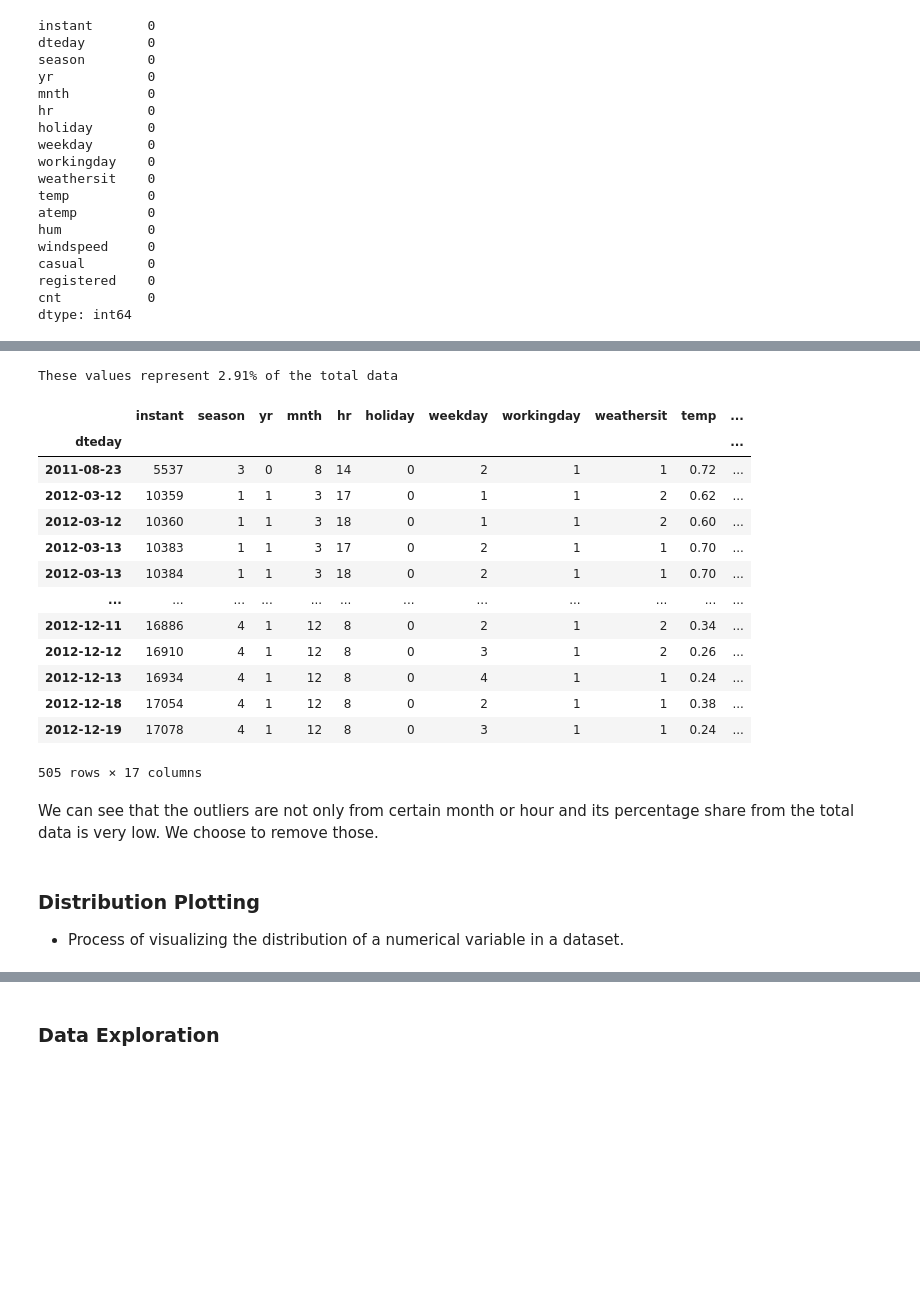
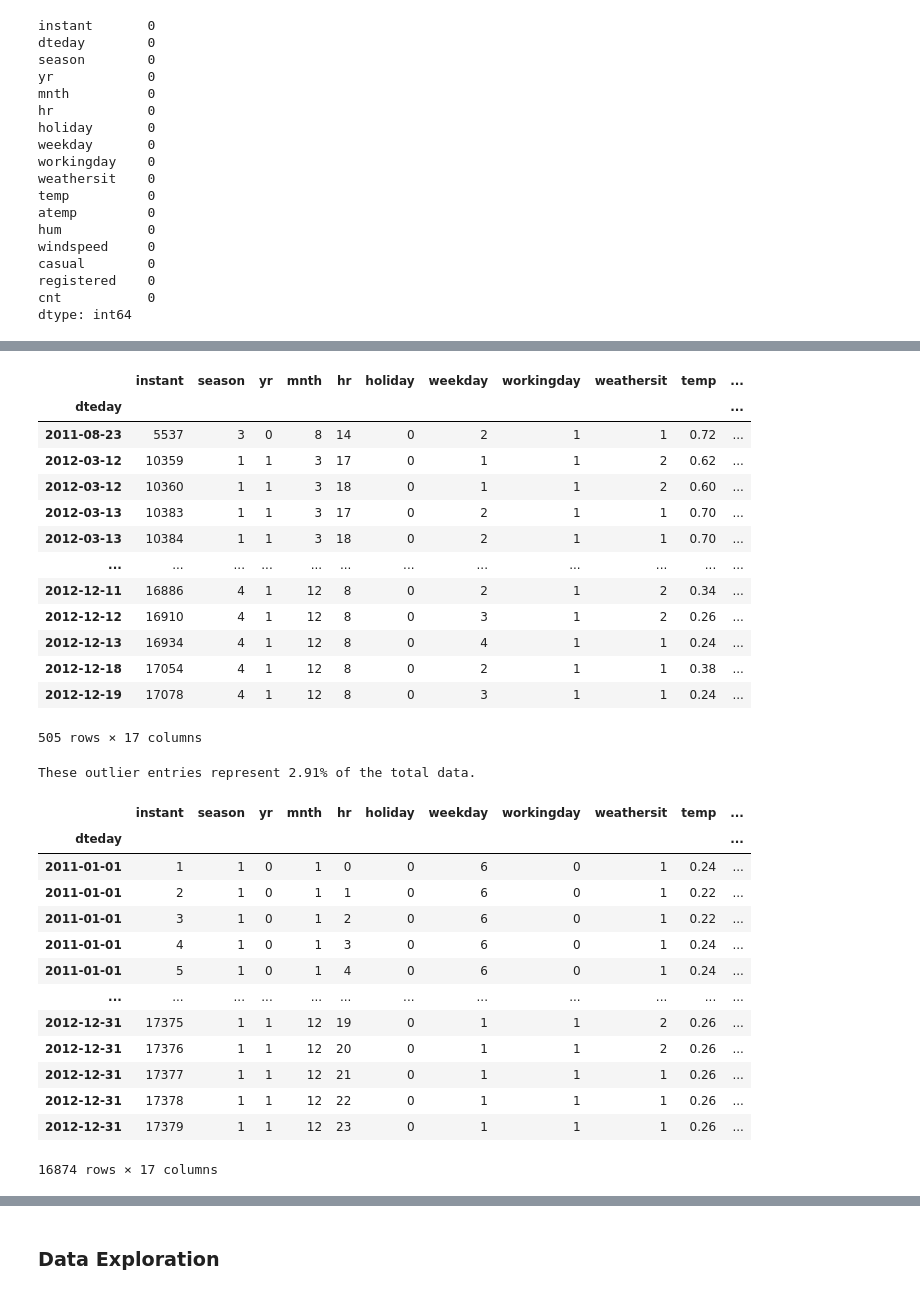
Before and after one commit to kate3890/ML_bike_demand_prediction, a Jupyter notebook: Group3_Notebook_Assignment2 (2).ipynb, the cells around one changed output, grey strips where cells are left out. Cells and saved outputs as stored; diff of their text form; code cells hidden in the pictures; blank space fills up the shorter version.

```diff
--- a/Group3_Notebook_Assignment2 (2).ipynb
+++ b/Group3_Notebook_Assignment2 (2).ipynb
@@ -129,27 +226,23 @@ There are values of `cnt` that lie well above the average.
 # %%
-# Checking values above 3rd + IQR * 1.5
-IQR = data.cnt.quantile(0.75) - data.cnt.quantile(0.25)
-upper_fence = data.cnt.quantile(0.75) + (IQR * 1.5)
-outliers = data[data["cnt"] > upper_fence]
-print(f"These values represent {round((len(outliers)/len(data))*100, ndigits=2)}% of the total data")
+# Checking the entry values that are above 3rd + IQR * 1.5.
+
+IQR = bike_dataset.cnt.quantile(0.75) - bike_dataset.cnt.quantile(0.25)
+upper_fence = bike_dataset.cnt.quantile(0.75) + (IQR * 1.5)
+outliers = bike_dataset[bike_dataset["cnt"] > upper_fence]
+
+outliers
 # %% [output]
+|  | instant | season | yr | mnth | hr | holiday | weekday | workingday | weathersit | temp | ... |
+| dteday |  |  |  |  |  |  |  |  |  |  | ... |
+| 2011-08-23 | 5537 | 3 | 0 | 8 | 14 | 0 | 2 | 1 | 1 | 0.72 | ... |
+| 2012-03-12 | 10359 | 1 | 1 | 3 | 17 | 0 | 1 | 1 | 2 | 0.62 | ... |
+| 2012-03-12 | 10360 | 1 | 1 | 3 | 18 | 0 | 1 | 1 | 2 | 0.60 | ... |
+| 2012-03-13 | 10383 | 1 | 1 | 3 | 17 | 0 | 2 | 1 | 1 | 0.70 | ... |
+| 2012-03-13 | 10384 | 1 | 1 | 3 | 18 | 0 | 2 | 1 | 1 | 0.70 | ... |
+| ... | ... | ... | ... | ... | ... | ... | ... | ... | ... | ... | ... |
+| 2012-12-11 | 16886 | 4 | 1 | 12 | 8 | 0 | 2 | 1 | 2 | 0.34 | ... |
+| 2012-12-12 | 16910 | 4 | 1 | 12 | 8 | 0 | 3 | 1 | 2 | 0.26 | ... |
+| 2012-12-13 | 16934 | 4 | 1 | 12 | 8 | 0 | 4 | 1 | 1 | 0.24 | ... |
+| 2012-12-18 | 17054 | 4 | 1 | 12 | 8 | 0 | 2 | 1 | 1 | 0.38 | ... |
+| 2012-12-19 | 17078 | 4 | 1 | 12 | 8 | 0 | 3 | 1 | 1 | 0.24 | ... |
-These values represent 2.91% of the total data
+505 rows × 17 columns
-# %%
-outliers
-# %% [output]
-|  | instant | season | yr | mnth | hr | holiday | weekday | workingday | weathersit | temp | ... |
-| dteday |  |  |  |  |  |  |  |  |  |  | ... |
-| 2011-08-23 | 5537 | 3 | 0 | 8 | 14 | 0 | 2 | 1 | 1 | 0.72 | ... |
-| 2012-03-12 | 10359 | 1 | 1 | 3 | 17 | 0 | 1 | 1 | 2 | 0.62 | ... |
-| 2012-03-12 | 10360 | 1 | 1 | 3 | 18 | 0 | 1 | 1 | 2 | 0.60 | ... |
-| 2012-03-13 | 10383 | 1 | 1 | 3 | 17 | 0 | 2 | 1 | 1 | 0.70 | ... |
-| 2012-03-13 | 10384 | 1 | 1 | 3 | 18 | 0 | 2 | 1 | 1 | 0.70 | ... |
-| ... | ... | ... | ... | ... | ... | ... | ... | ... | ... | ... | ... |
-| 2012-12-11 | 16886 | 4 | 1 | 12 | 8 | 0 | 2 | 1 | 2 | 0.34 | ... |
-| 2012-12-12 | 16910 | 4 | 1 | 12 | 8 | 0 | 3 | 1 | 2 | 0.26 | ... |
-| 2012-12-13 | 16934 | 4 | 1 | 12 | 8 | 0 | 4 | 1 | 1 | 0.24 | ... |
-| 2012-12-18 | 17054 | 4 | 1 | 12 | 8 | 0 | 2 | 1 | 1 | 0.38 | ... |
-| 2012-12-19 | 17078 | 4 | 1 | 12 | 8 | 0 | 3 | 1 | 1 | 0.24 | ... |
-505 rows × 17 columns
-# %% [markdown]
-We can see that the outliers are not only from certain month or hour and its percentage share from the total data is very low. We choose to remove those.
@@ -159,4 +249,30 @@ data = data.loc[data.cnt <= upper_fence, :]
-# %% [markdown]
-### Distribution Plotting
-
-- Process of visualizing the distribution of a numerical variable in a dataset.
+# %%
+# Check the % of entries that constitutes outliers in order to think on how to address them.
+
+print(f"These outlier entries represent {round((len(outliers)/len(bike_dataset))*100, ndigits=2)}% of the total data.")
+
+# Checked: Since the percentage share of outliers from the total data is so low, these entries can be removed.
+# %% [output]
+These outlier entries represent 2.91% of the total data.
+# %%
+# Removing the outliers.
+bike_dataset = bike_dataset.loc[bike_dataset.cnt <= upper_fence, :]
+
+bike_dataset
+
+# Checked: The oulier values for the `cnt` attribute were deleted.
+# %% [output]
+|  | instant | season | yr | mnth | hr | holiday | weekday | workingday | weathersit | temp | ... |
+| dteday |  |  |  |  |  |  |  |  |  |  | ... |
+| 2011-01-01 | 1 | 1 | 0 | 1 | 0 | 0 | 6 | 0 | 1 | 0.24 | ... |
+| 2011-01-01 | 2 | 1 | 0 | 1 | 1 | 0 | 6 | 0 | 1 | 0.22 | ... |
+| 2011-01-01 | 3 | 1 | 0 | 1 | 2 | 0 | 6 | 0 | 1 | 0.22 | ... |
+| 2011-01-01 | 4 | 1 | 0 | 1 | 3 | 0 | 6 | 0 | 1 | 0.24 | ... |
+| 2011-01-01 | 5 | 1 | 0 | 1 | 4 | 0 | 6 | 0 | 1 | 0.24 | ... |
+| ... | ... | ... | ... | ... | ... | ... | ... | ... | ... | ... | ... |
+| 2012-12-31 | 17375 | 1 | 1 | 12 | 19 | 0 | 1 | 1 | 2 | 0.26 | ... |
+| 2012-12-31 | 17376 | 1 | 1 | 12 | 20 | 0 | 1 | 1 | 2 | 0.26 | ... |
+| 2012-12-31 | 17377 | 1 | 1 | 12 | 21 | 0 | 1 | 1 | 1 | 0.26 | ... |
+| 2012-12-31 | 17378 | 1 | 1 | 12 | 22 | 0 | 1 | 1 | 1 | 0.26 | ... |
+| 2012-12-31 | 17379 | 1 | 1 | 12 | 23 | 0 | 1 | 1 | 1 | 0.26 | ... |
+16874 rows × 17 columns
```
Also changed, not shown: parts of 59 cells of this notebook, 1 other file.
